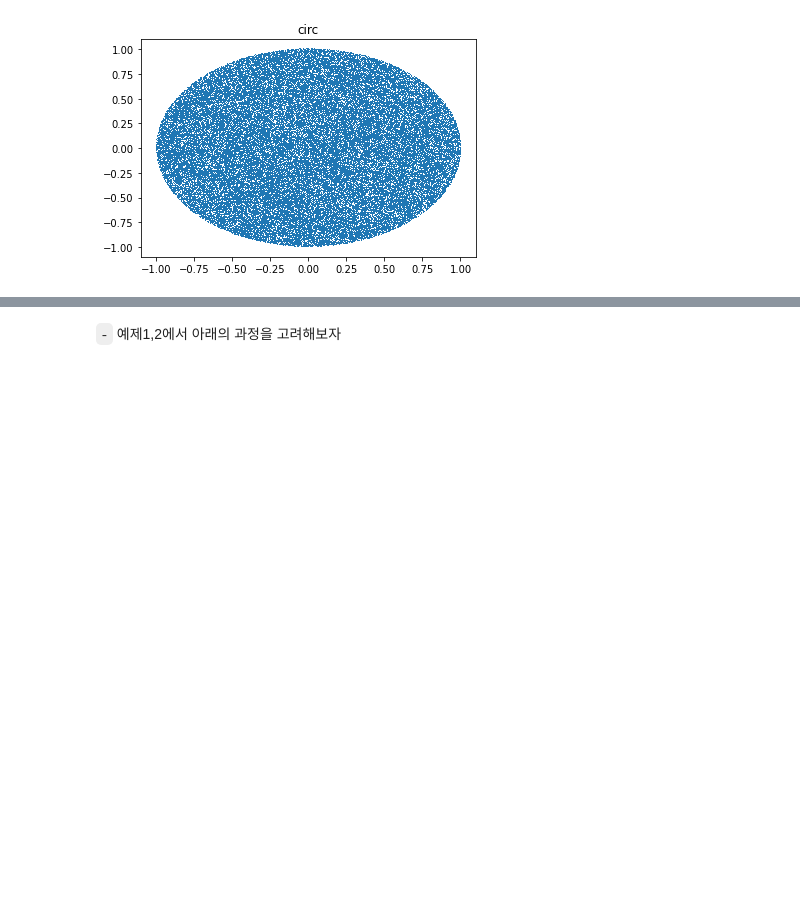
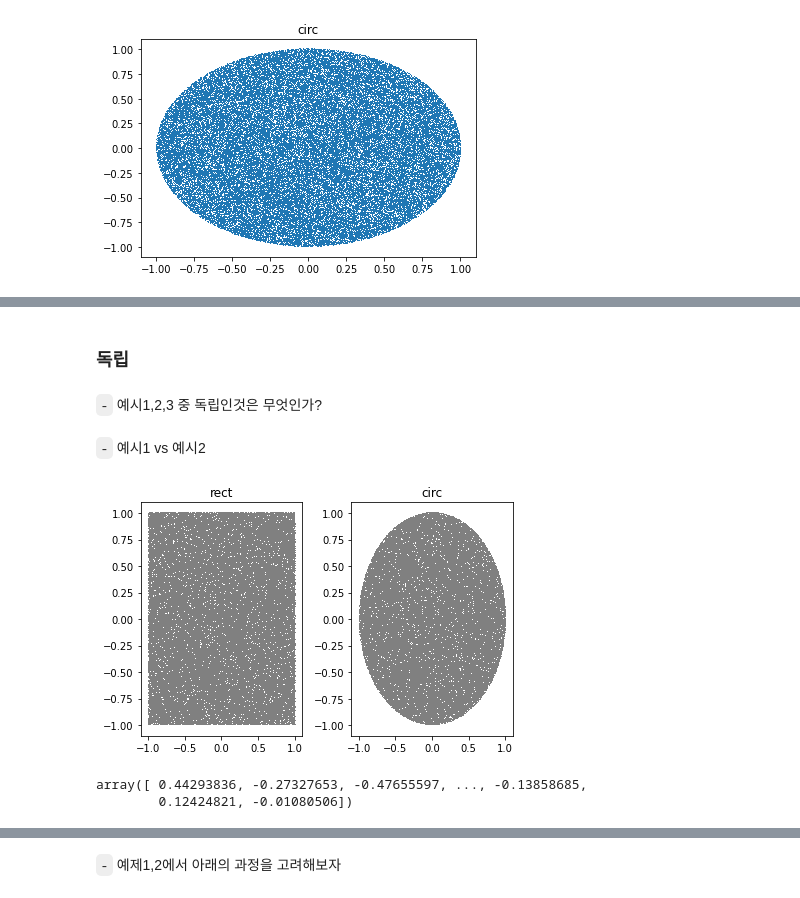
Before and after one commit to guebin/DV2022_backup, a Jupyter notebook: _notebooks/draft.ipynb, the cells around one changed output, grey strips where cells are left out. Saved outputs shown, nothing was run; the diff lists cells and outputs as text; code cells hidden in the pictures; blank space fills up the shorter version.

```diff
--- a/_notebooks/draft.ipynb
+++ b/_notebooks/draft.ipynb
@@ -68,0 +95,15 @@ array([[ 1.        , -0.00362687],
+# %% [markdown]
+### 독립
+# %% [markdown]
+`-` 예시1,2,3 중 독립인것은 무엇인가?
+# %% [markdown]
+`-` 예시1 vs 예시2
+# %%
+fig, (ax1,ax2) = plt.subplots(1,2)
+ax1.plot(x1,y1,',',color='gray')
+ax2.plot(x2,y2,',',color='gray')
+ax1.set_title('rect')
+ax2.set_title('circ')
+fig.tight_layout()
+# %% [output]
+[figure, added]
@@ -68,0 +117,6 @@ array([[ 1.        , -0.00362687],
+# %%
+f([0.85,0.95],[x1,y1],ax1)
+f([0.85,0.95],[x2,y2],ax2)
+# %% [output]
+array([ 0.44293836, -0.27327653, -0.47655597, ..., -0.13858685,
+        0.12424821, -0.01080506])
```
Also changed, not shown: parts of 29 cells of this notebook, 1 other file.
